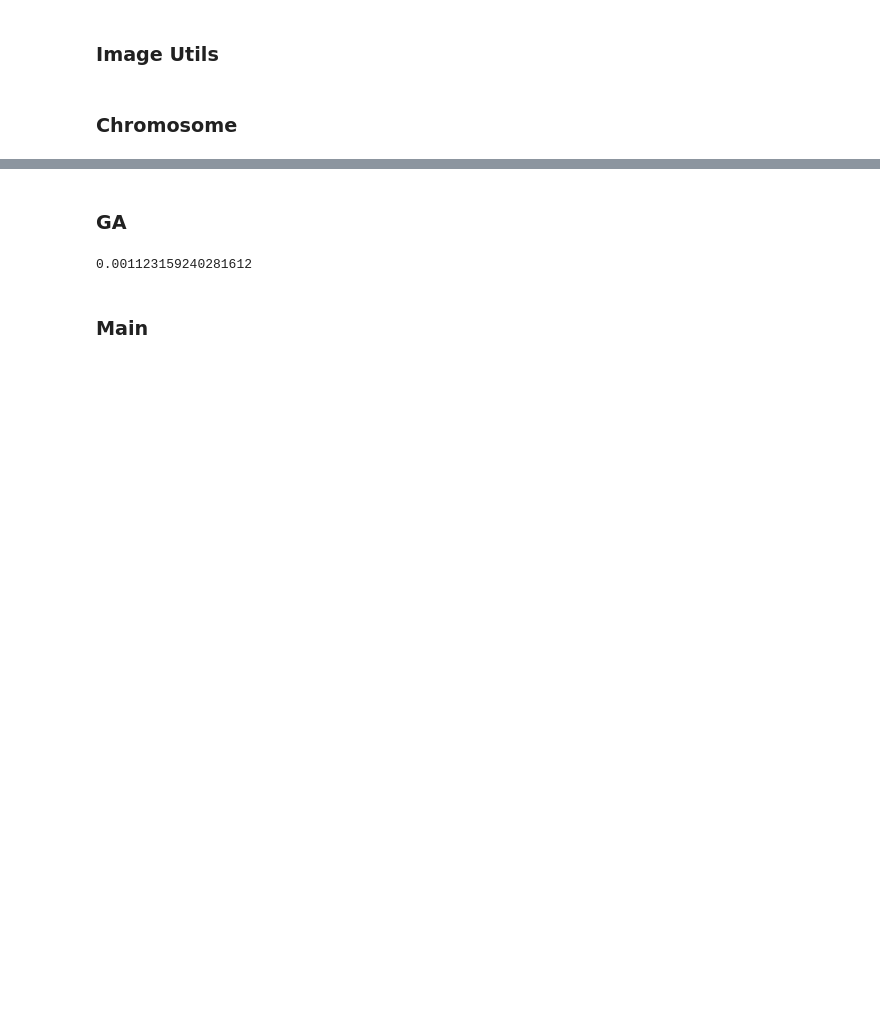
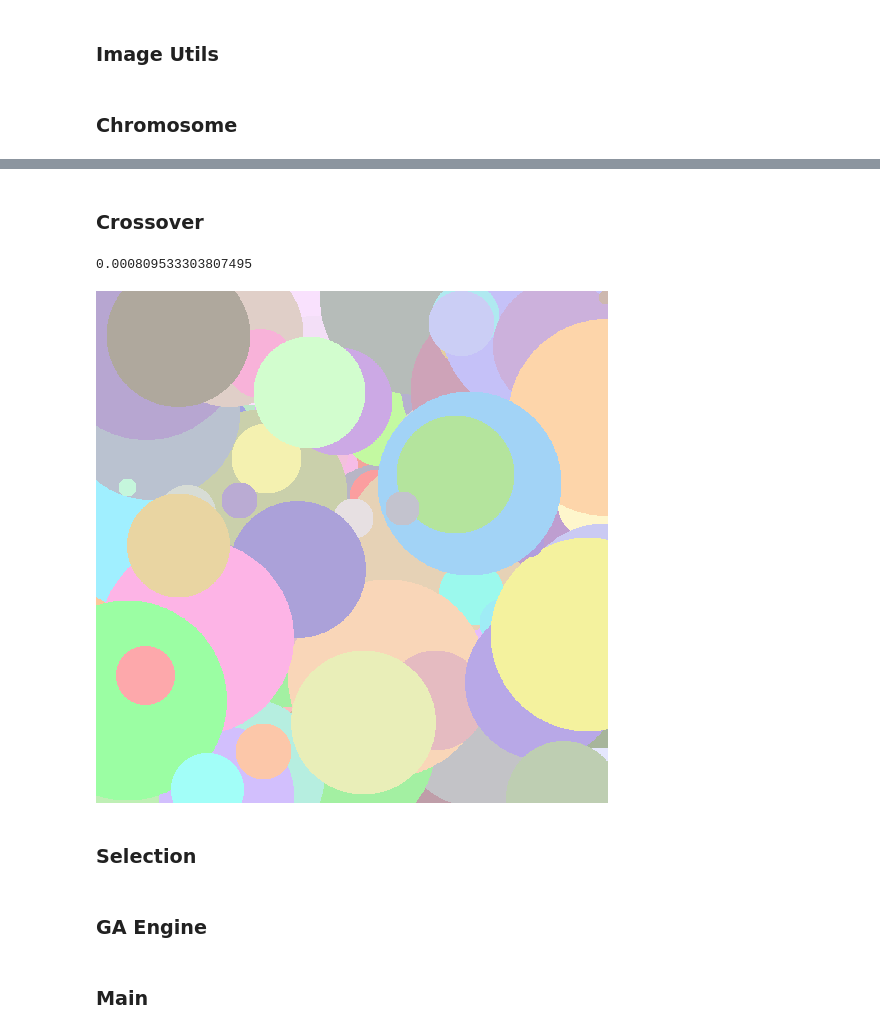
Before and after one commit to potemin1999/evolving-images, a Jupyter notebook: GA.ipynb, the cells around one changed output, grey strips where cells are left out. Saved outputs shown, nothing was run; the diff lists cells and outputs as text; code cells hidden in the pictures; blank space fills up the shorter version.

Commit message:
+ engine structure

```diff
--- a/GA.ipynb
+++ b/GA.ipynb
@@ -103,0 +187,49 @@ ch.image
+# %% [markdown]
+### Crossover
+# %%
+class Crossoverer:
+    #inject self.engine
+
+    def __call__(self,chromosome1,chromosome2):
+        #return (new_chromosome1,new_chromosome2)
+        pass
+
+class SinglePointCrossoverer:
+
+    def __init__(self):
+        self.engine = None
+
+    def __call__(self,chromosome1,chromosome2):
+        if chromosome1.genes_count != chromosome2.genes_count:
+            return (chromosome1,chromosome2)
+        crossover_point = rnd.randint(chromosome1.genes_count)
+        gc = chromosome1.genes_count
+        new_ch1, new_ch2 = cp.copy(chromosome1),cp.copy(chromosome2)
+        for i in range(crossover_point):
+            new_ch1.genes[i], new_ch2.genes[i] = copy(chromosome2.genes[i]), copy(chromosome1.genes[i])
+        new_ch1.fitness = -1
+        new_ch2.fitness = -1
+        return new_ch1, new_ch2
+
+class RandomPointCrossoverer:
+
+    #def __init__(self):
+     #   self.engine = None
+
+    def __call__(self,chromosome1,chromosome2):
+        if chromosome1.genes_count != chromosome2.genes_count:
+            return (chromosome1,chromosome2)
+        crossover_point = rnd.randint(chromosome1.genes_count)
+        for i in range(crossover_point):
+            if rnd.rand() > 0.5:
+                chromosome1.genes[i], chromosome2.genes[i] = chromosome2.genes[i], chromosome1.genes[i]
+        return (chromosome1, chromosome2)
+
+ch = Chromosome.generate_random(source_image,genes_count=600)
+print(ch.get_fitness(source_image))
+ch.image
+# %% [output]
+0.000809533303807495
+[figure, added]
+# %% [markdown]
+### Selection
@@ -104,31 +257,2 @@ ch.image
 # %% [markdown]
-### GA
+### GA Engine
-# %%
-def mutate(chromosome):
-    r = rnd.rand()
-    if r >= mutation_chance:
-        return
-    chromosome.fitness = -1
-    index = rnd.randint(0, chromosome.genes_count)
-    chromosome.genes[index].mutate()
-    chromosome.get_fitness(source_image)
-
-def crossover(chromosome1,chromosome2):
-    if chromosome1.genes_count != chromosome2.genes_count:
-        return (chromosome1,chromosome2)
-    int crossover_point = rnd.randint(chromosome1.genes_count)
-    for i in range(crossover_point);
-        chromosome1.genes[i], chromosome2.genes[i] = chromosome2.genes[i], chromosome1.genes[i];
-    return (chromosome1, chromosome2)
-
-def select(chromosome1):
-    pass
-
-ch = Chromosome.generate_random(source_image,genes_count=10)
-print(ch.get_fitness(source_image))
-ch.image.show()
-mutate(ch)
-ch.image.show()
-mutate(ch)
-# %% [output]
-0.001123159240281612
```
Also changed, not shown: parts of 14 cells of this notebook, 2 other files.
